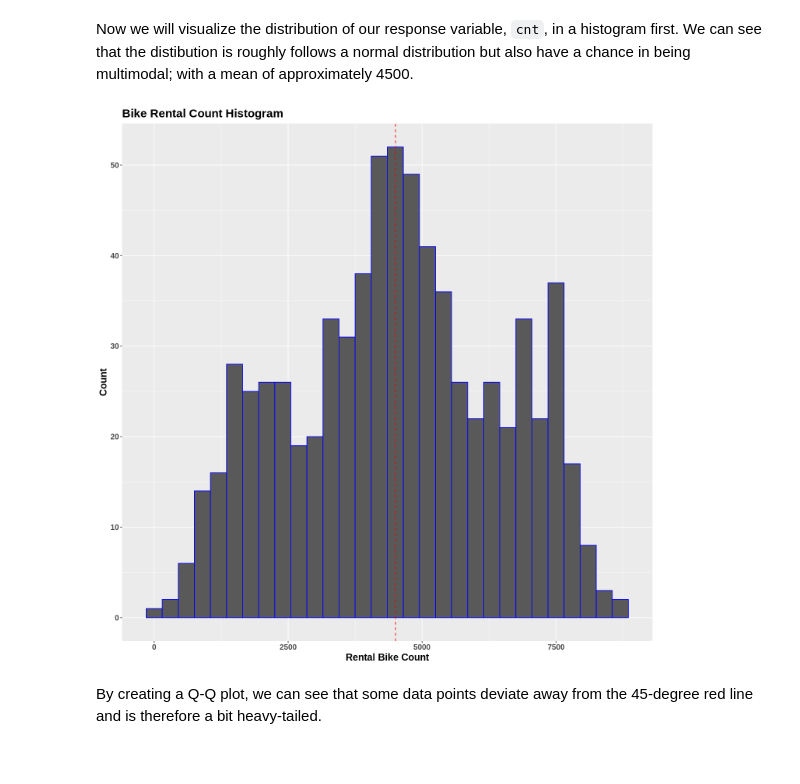
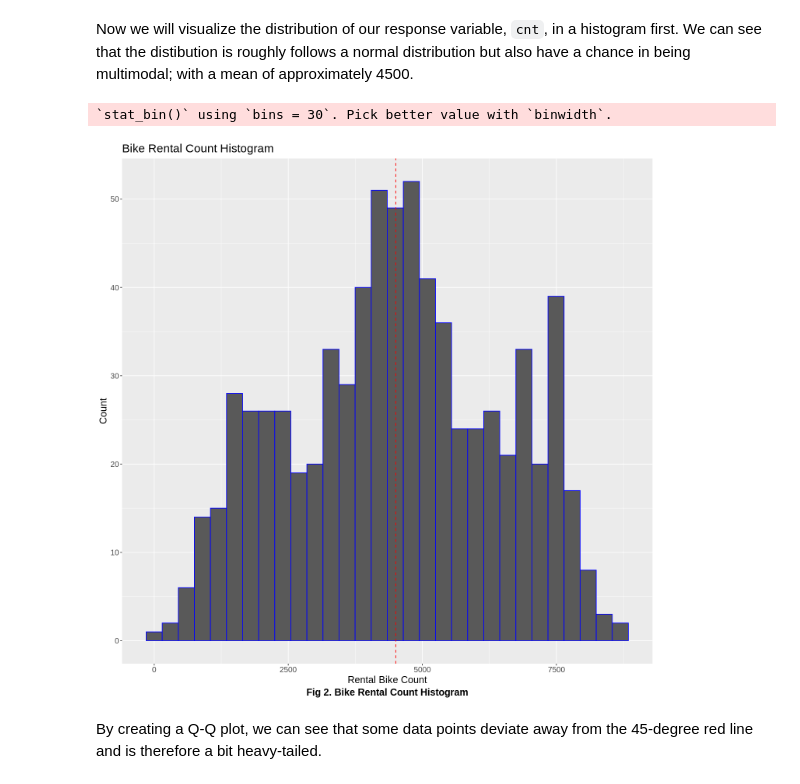
Before and after one commit to tonyliang19/stat301-group-project, a Jupyter notebook: src/methods_tony.ipynb, the cells around one changed output. Saved outputs shown, nothing was run; the diff lists cells and outputs as text; code cells hidden in the pictures.

```diff
--- a/src/methods_tony.ipynb
+++ b/src/methods_tony.ipynb
@@ -222,14 +204,15 @@ We notice `temp` and `atemp` are highly correlated, this indicates that there mi
 Now we will visualize the distribution of our response variable, `cnt`, in a histogram first. We can see that the distibution is roughly follows a normal distribution but also have a chance in being multimodal; with a mean of approximately 4500.
 # %%
 bike_wrangled %>% ggplot(aes(x = cnt)) +
-    geom_histogram(binwidth = 300, alpha = 2,color = "blue") +
+    geom_histogram(alpha = 2,color = "blue") +
     geom_vline(aes(xintercept=mean(cnt)), color="red",
              linetype="dashed")+
     labs(title="Bike Rental Count Histogram",x="Rental Bike Count",
-         y = "Count")+
-    theme(text=element_text(size=15, face = "bold"))
+         y = "Count", caption = "Fig 2. Bike Rental Count Histogram")+
+    theme(text=element_text(size=15), plot.caption = element_text(size = 15, hjust=0.5, face = "bold"))
 # %% [output]
+`stat_bin()` using `bins = 30`. Pick better value with `binwidth`.
-[figure, old version]
+[figure, new version]
 # %% [markdown]
 By creating a Q-Q plot, we can see that some data points deviate away from the 45-degree red line and is therefore a bit heavy-tailed.
 # %%
```
Also changed, not shown: parts of 8 cells of this notebook.
